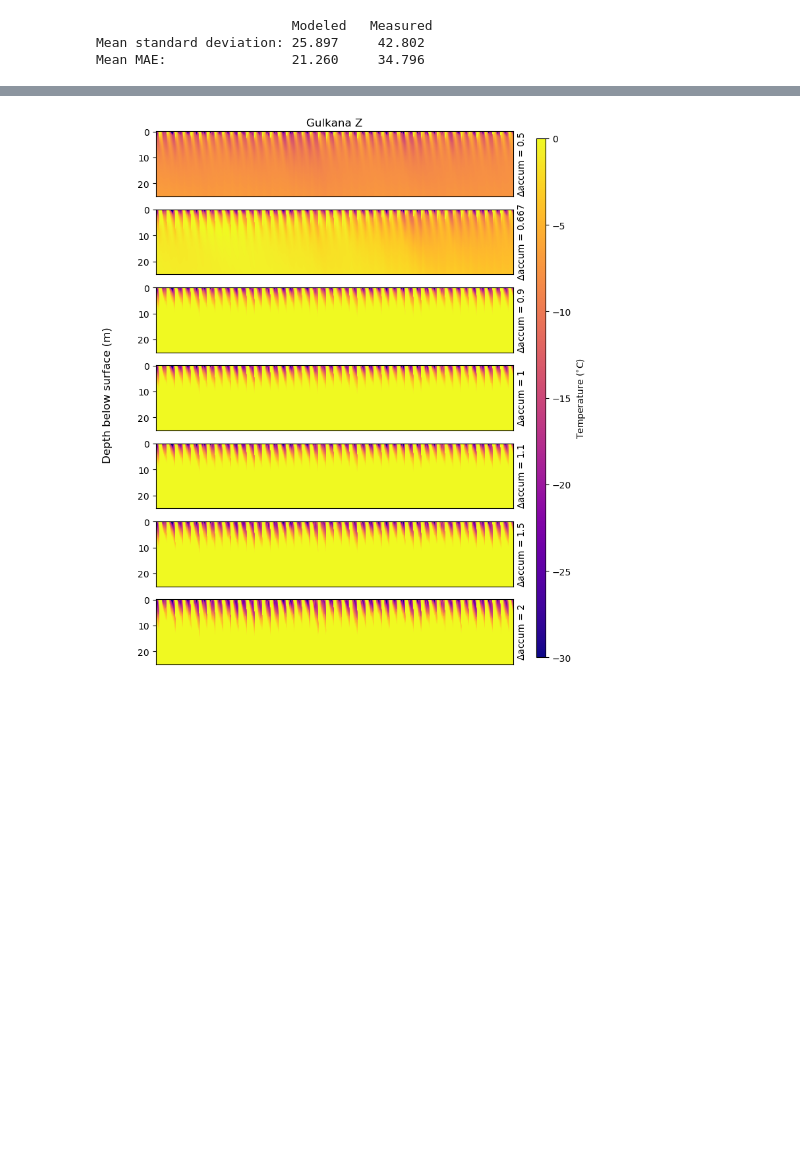
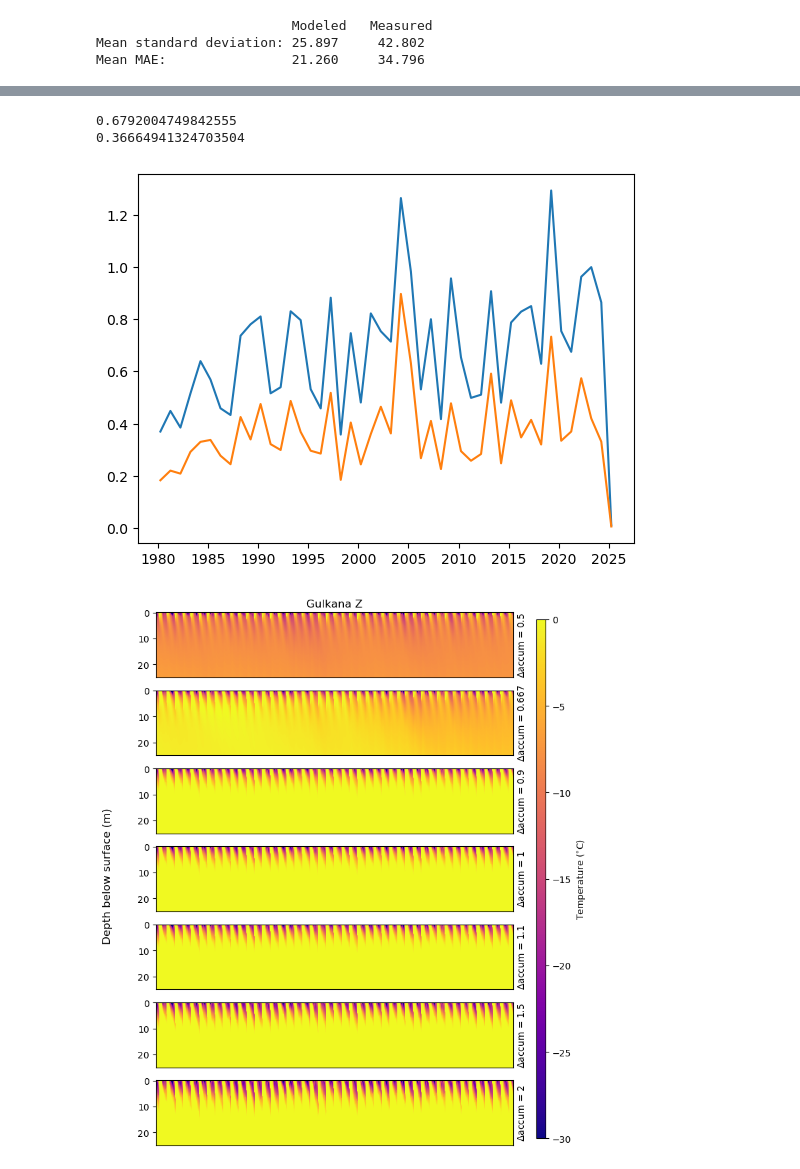
Before and after one commit to clairevwilson/CommunityFirnModel, a Jupyter notebook: CFM_main/firn_project.ipynb, the cells around one changed output, grey strips where cells are left out. Cells and saved outputs as stored; diff of their text form; code cells hidden in the pictures; blank space fills up the shorter version.

```diff
--- a/CFM_main/firn_project.ipynb
+++ b/CFM_main/firn_project.ipynb
@@ -240 +253,22 @@ Mean MAE:                21.260     34.796
+# %%
+df1 = pd.read_csv('/trace/group/rounce/cvwilson/Firn/Forcings/kahiltnaKPS/kahiltnaKPS_1_1d_forcings.csv',index_col=0)
+df2 = pd.read_csv('/trace/group/rounce/cvwilson/Firn/Forcings/kahiltnaKPS/kahiltnaKPS_1d_noqm_forcings.csv',index_col=0)
+df1.index = pd.to_datetime(df1.index)
+df2.index = pd.to_datetime(df2.index)
+# plt.plot(df1.index, df1['SMELT'] - df2['SMELT'])
+df1= df1.resample('YS-APR').sum()
+
+df2 = df2.resample('YS-APR').sum()
+plt.plot(df1.index, df1['SMELT'] / 1000)
+
+plt.plot(df2.index, df2['SMELT'] / 1000)
+print(np.mean(df1['SMELT']/1000))
+
+print(np.mean(df2['SMELT']/1000))
+
+# plt.plot(df2.index, df2['BDOT'])
+# %% [output]
+0.6792004749842555
+0.36664941324703504
+[figure, added]
 # %%
```
Also changed, not shown: parts of 7 cells of this notebook, 4 other files.
